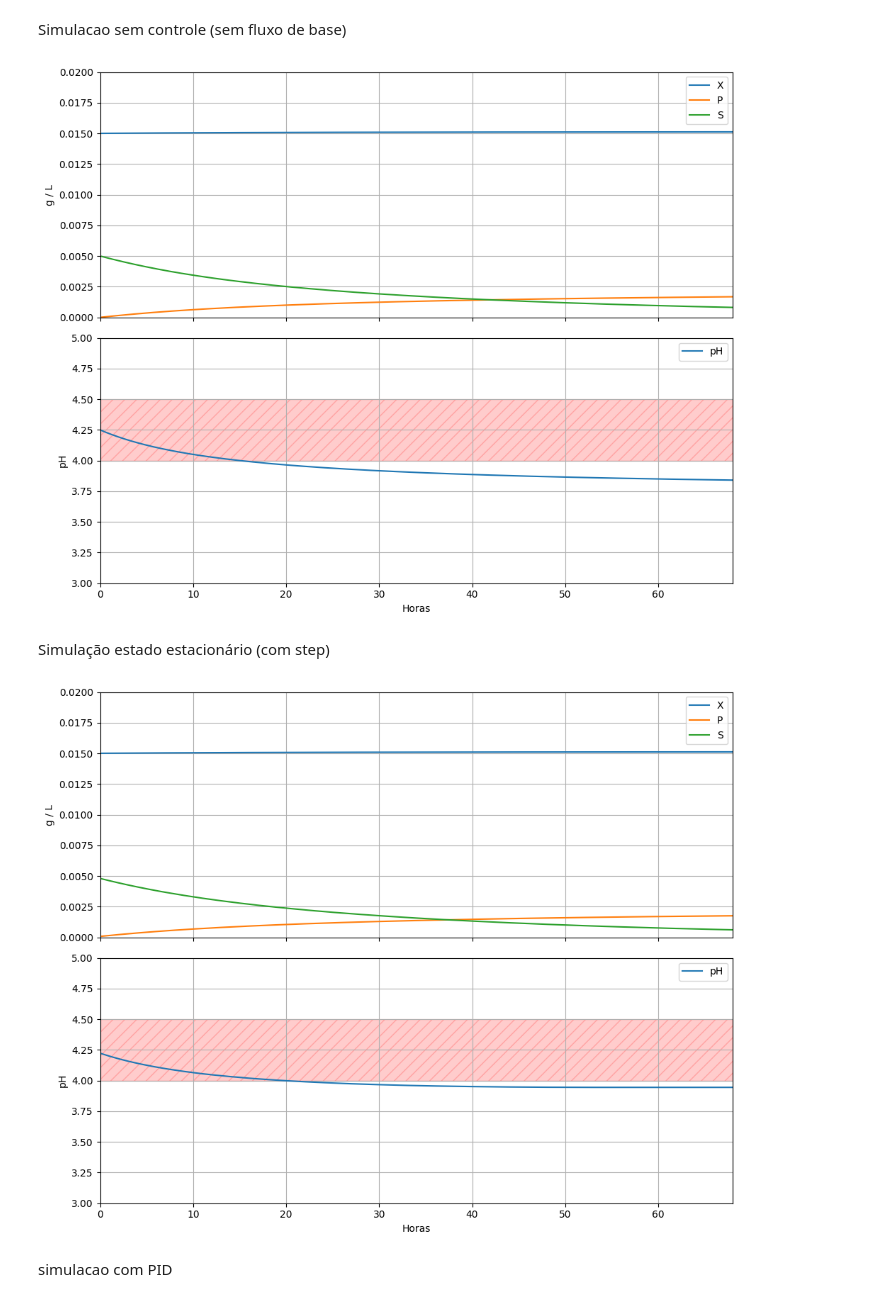
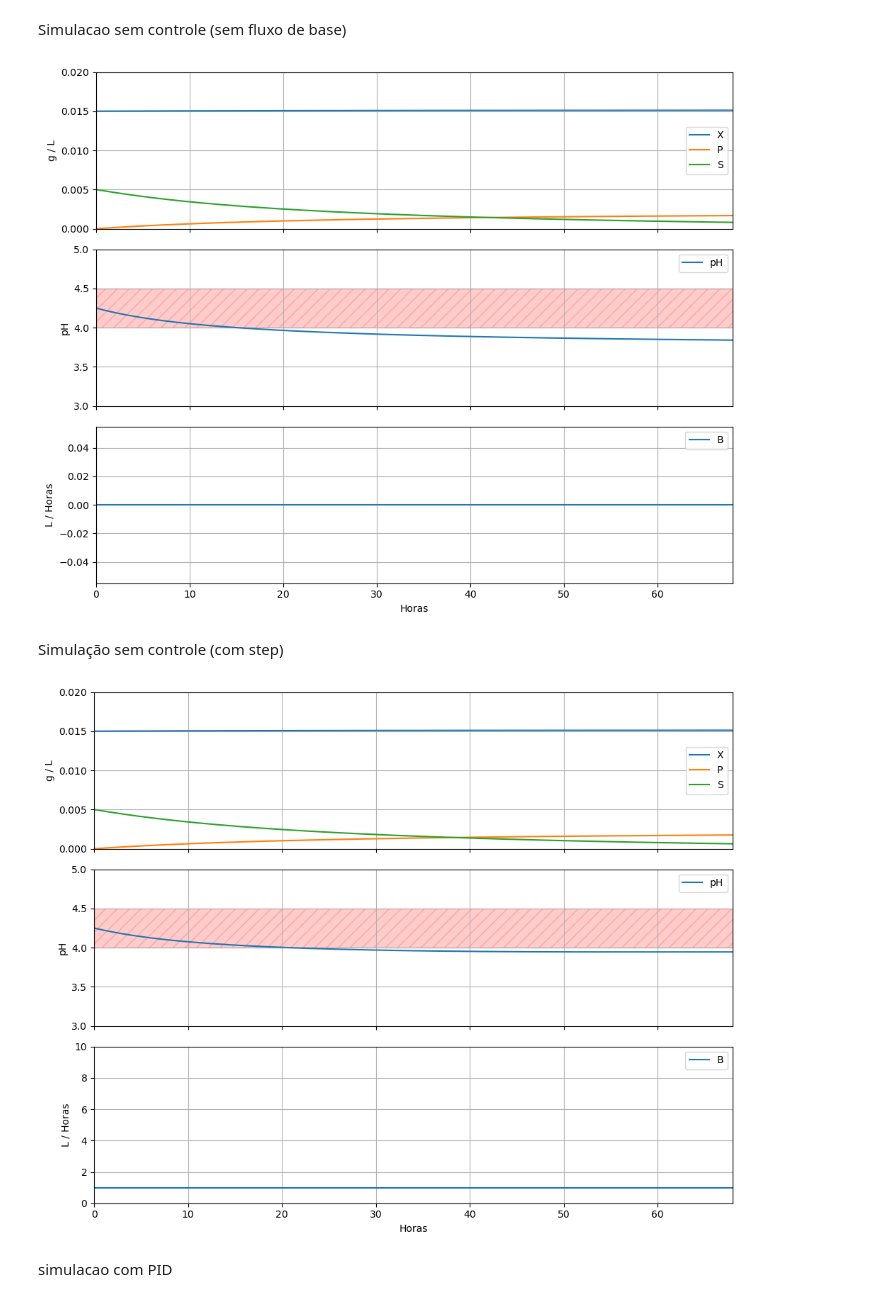
Before and after one commit to LuccaTomazeli/Code, a Jupyter notebook: TCC/bioreator.ipynb, the cells around one changed output. Cells and saved outputs as stored; diff of their text form; code cells hidden in the pictures.

```diff
--- a/TCC/bioreator.ipynb
+++ b/TCC/bioreator.ipynb
@@ -58,7 +58,7 @@ def Rh(X,S,H):
 
 # modelo
 def modelo(t, y, controlador):
-    X, P, S, V, H, s1, s2 = y
+    X, P, S, V, H, s1, s2, Vb = y
 
     match controlador:
         case "off":
@@ -83,30 +83,32 @@ def modelo(t, y, controlador):
             ds2 = 0
             B = 0
 
+    dVb = B
     dV = Fs + B
     dX = Rg(X,S,H) - dV*X/V
     dP = Rp(X,S,H) - dV*P/V
     dS = dV*(Sf - S)/V - Rg(X,S,H)/Yxs
     dH = max(10**(-14),Rh(X, S, H) - B*oHf/V - dV*H/V)
 
-    return [dX, dP, dS, dV, dH, ds1, ds2]
+    return [dX, dP, dS, dV, dH, ds1, ds2, dVb]
 
 def simulacao(t, controlador):
-    IC = [Xi, Pi, Si, Vi, 10**(-pHi), s1_0, s2_0]
+    IC = [Xi, Pi, Si, Vi, 10**(-pHi), s1_0, s2_0, 0]
     options = {
         'method': 'BDF',
         'rtol': 1e-6, 'atol': 1e-8
     }
     simulacao = solve_ivp(modelo, [0, t], IC, t_eval=np.linspace(0, t, 1000), args=(controlador,), **options)
 
-    df = pd.DataFrame(simulacao.y.T, columns=["X", "P", "S", "V", "H", "s1", "s2"])
+    df = pd.DataFrame(simulacao.y.T, columns=["X", "P", "S", "V", "H", "s1", "s2", "Vb"])
     df["pH"] = -log10(df["H"])
     df["Tempo"] = simulacao.t
+    df["B"] = 10*df["Vb"]/simulacao.t
 
     return df
 
 def simulacao_EE(controlador, tol=1e-3, max_iter=10000):
-    IC = [Xi, Pi, Si, Vi, 10**(-pHi), s1_0, s2_0]
+    IC = [Xi, Pi, Si, Vi, 10**(-pHi), s1_0, s2_0, 0]
     t_atual = 0
     t_step = 1.0
     resultados = []
@@ -133,7 +135,7 @@ def simulacao_EE(controlador, tol=1e-3, max_iter=10000):
     return df
 
 def graficos(df):
-    fig, ax = plt.subplots(2, 1, figsize=(10, 8), sharex=True)
+    fig, ax = plt.subplots(3, 1, figsize=(10, 8), sharex=True)
     # Gráfico 1: X, P, S em função do tempo
     df.plot(
         x="Tempo",
@@ -170,6 +172,18 @@ def graficos(df):
         xlabel="Horas",
         ylabel="pH"
     )
+    # Gráfico 4: B em função do tempo
+    df.plot(
+        x="Tempo",
+        y="B",
+        ylim = 0,
+        xlim = (0,t_final),
+        grid=True,
+        ax=ax[2],
+        #title="pH",
+        xlabel="Horas",
+        ylabel="L / Horas"
+    )
 
     ax[1].axhspan(pH_ideal - (pH_ideal_range/2), pH_ideal + (pH_ideal_range/2), facecolor='red', alpha=0.2, hatch='//', edgecolor='red')
 
@@ -204,14 +218,14 @@ Simulacao sem controle (sem fluxo de base)
 sim_1 = simulacao(t_final, 'off')
 graficos(sim_1)
 # %% [output]
-[figure, old version]
+[figure, new version]
 # %% [markdown]
-Simulação estado estacionário (com step)
+Simulação sem controle (com step)
 # %%
-sim_2 = simulacao_EE('step')
+sim_2 = simulacao(t_final, 'step')
 graficos(sim_2)
 # %% [output]
-[figure, old version]
+[figure, new version]
 # %% [markdown]
 simulacao com PID
 # %%
```
Also changed, not shown: parts of 1 cell of this notebook.
